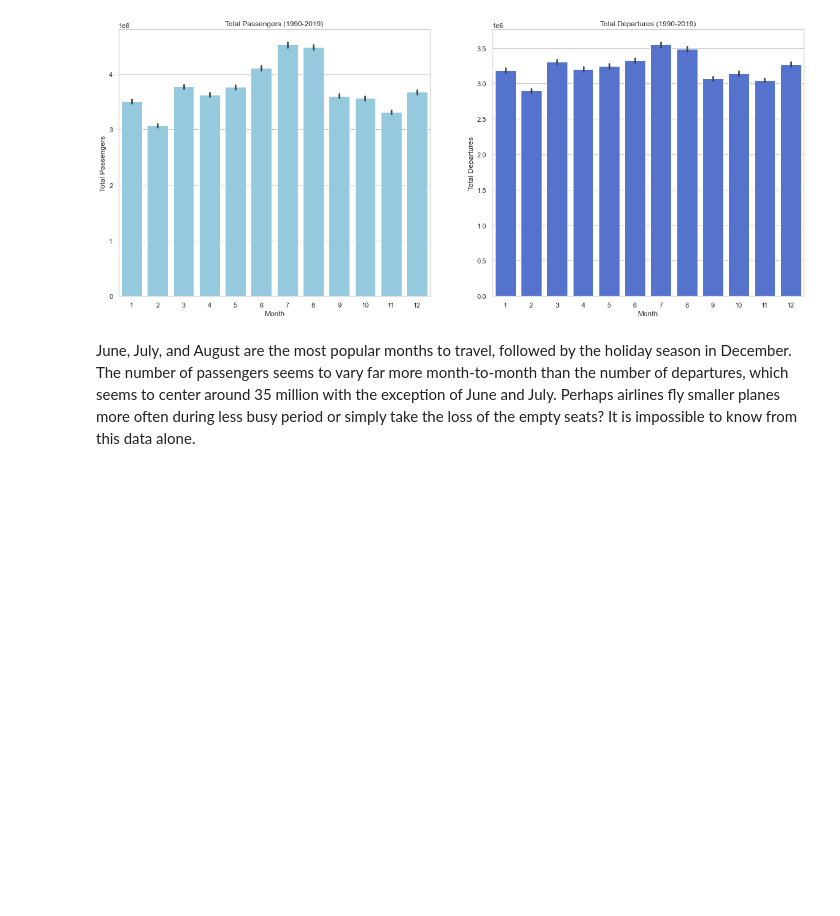
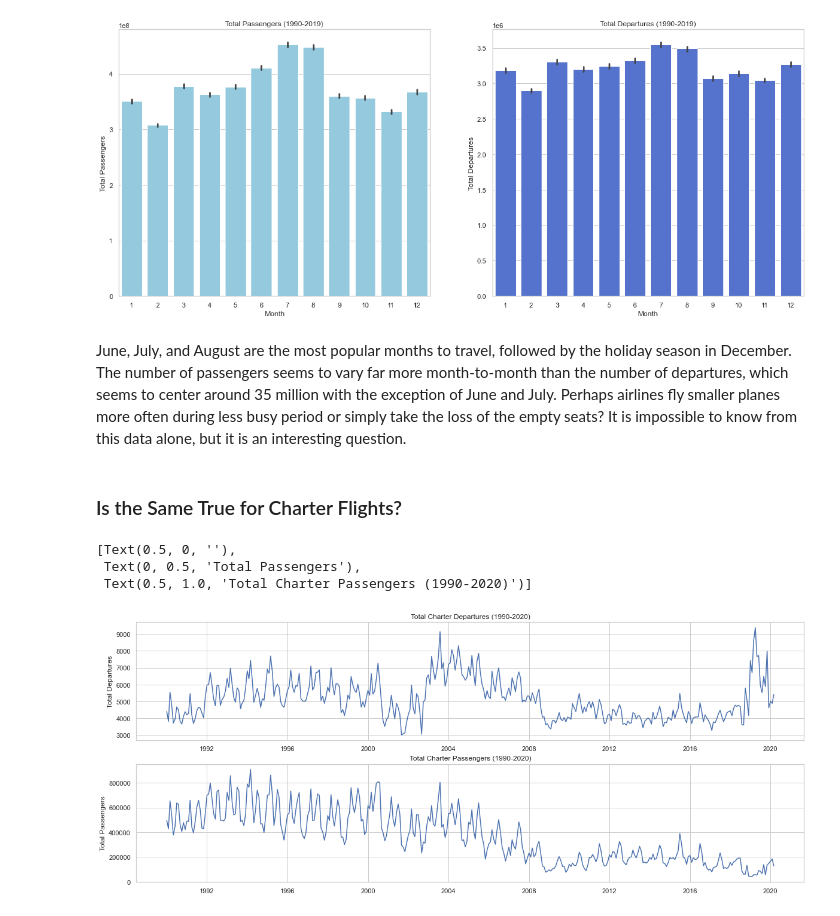
Before and after one commit to GregBone/Portfolio, a Jupyter notebook: Airline Traffic EDA.ipynb, the cells around one changed output. Drawn from its saved outputs; the diff is of its cells as text; code cells hidden in the pictures; blank space fills up the shorter version.

Commit message:
Added finished Airline Traffic EDA

```diff
--- a/Airline Traffic EDA.ipynb
+++ b/Airline Traffic EDA.ipynb
@@ -307,4 +305,20 @@ axes[1].set(ylabel='Total Departures', title='Total Departures (1990-2019)')
  Text(0.5, 1.0, 'Total Departures (1990-2019)')]
 [figure]
 # %% [markdown]
-June, July, and August are the most popular months to travel, followed by the holiday season in December. The number of passengers seems to vary far more month-to-month than the number of departures, which seems to center around 35 million with the exception of June and July. Perhaps airlines fly smaller planes more often during less busy period or simply take the loss of the empty seats? It is impossible to know from this data alone.
+June, July, and August are the most popular months to travel, followed by the holiday season in December. The number of passengers seems to vary far more month-to-month than the number of departures, which seems to center around 35 million with the exception of June and July. Perhaps airlines fly smaller planes more often during less busy period or simply take the loss of the empty seats? It is impossible to know from this data alone, but it is an interesting question.
+# %% [markdown]
+### Is the Same True for Charter Flights?
+# %%
+# Initialize the matplotlib figure
+f, axes = plt.subplots(nrows=2,ncols=1,figsize=(20,8))
+
+sns.lineplot(ax=axes[0], data=dts,x='data_dte', y='Charter')
+sns.lineplot(ax=axes[1], data=pts,x='data_dte', y='Charter')
+
+axes[0].set(xlabel='', ylabel='Total Departures', title='Total Charter Departures (1990-2020)')
+axes[1].set(xlabel='', ylabel='Total Passengers', title='Total Charter Passengers (1990-2020)')
+# %% [output]
+[Text(0.5, 0, ''),
+ Text(0, 0.5, 'Total Passengers'),
+ Text(0.5, 1.0, 'Total Charter Passengers (1990-2020)')]
+[figure, added]
```
Also changed, not shown: parts of 11 cells of this notebook.
